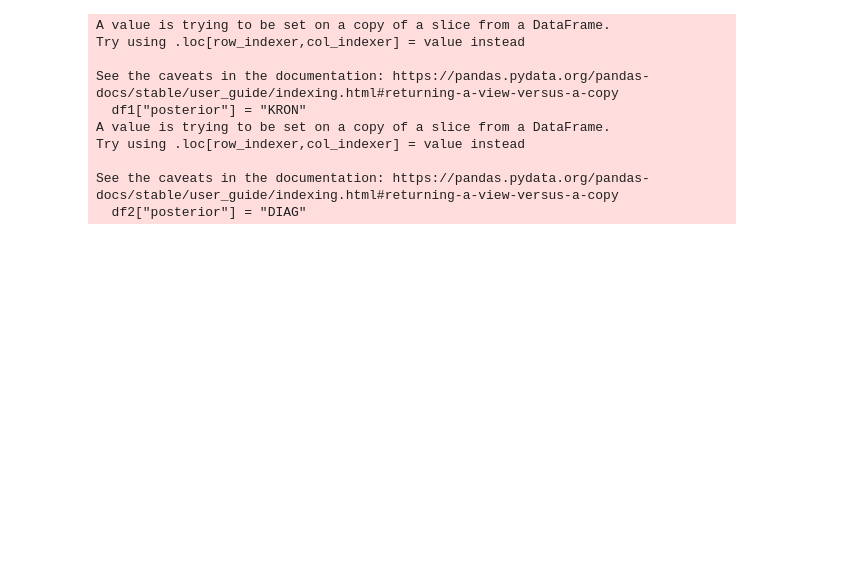
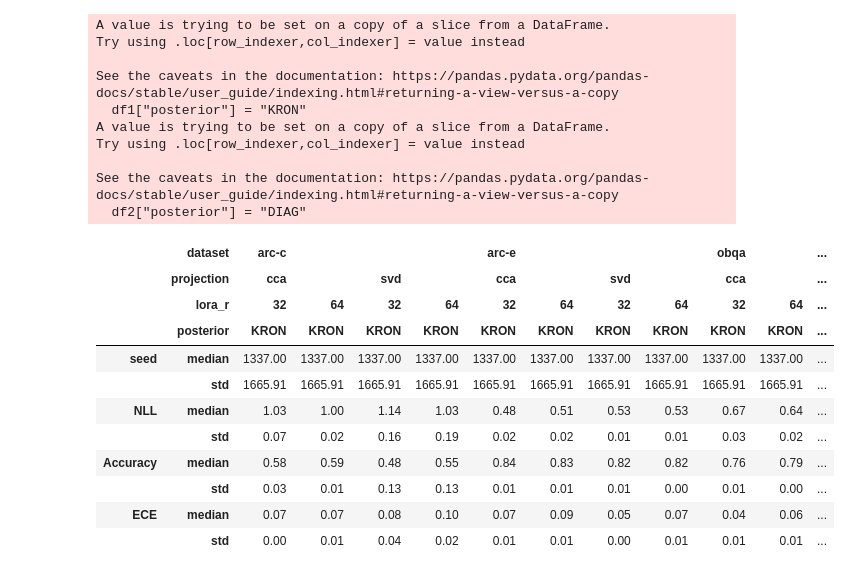
Before and after one commit to gmum/bayesian-finetuning, a Jupyter notebook: experiments/results_analysis_of_exp_llama_alternative_projections.ipynb, the cells around one changed output. Cells and saved outputs as stored; diff of their text form; code cells hidden in the pictures; blank space fills up the shorter version.

```diff
--- a/experiments/results_analysis_of_exp_llama_alternative_projections.ipynb
+++ b/experiments/results_analysis_of_exp_llama_alternative_projections.ipynb
@@ -557,3 +557,18 @@ Try using .loc[row_indexer,col_indexer] = value instead
 
 See the caveats in the documentation: https://pandas.pydata.org/pandas-docs/stable/user_guide/indexing.html#returning-a-view-versus-a-copy
   df2["posterior"] = "DIAG"
+# %%
+d[(d["projection"].isin(["svd", "cca"]))&(d["posterior"]=="KRON")].groupby(["dataset", "projection", "lora_r", "posterior"]).agg(["median", "std"]).round(2).T
+# %% [output]
+|  | dataset | arc-c |  |  |  | arc-e |  |  |  | obqa |  | ... |
+|  | projection | cca |  | svd |  | cca |  | svd |  | cca |  | ... |
+|  | lora_r | 32 | 64 | 32 | 64 | 32 | 64 | 32 | 64 | 32 | 64 | ... |
+|  | posterior | KRON | KRON | KRON | KRON | KRON | KRON | KRON | KRON | KRON | KRON | ... |
+| seed | median | 1337.00 | 1337.00 | 1337.00 | 1337.00 | 1337.00 | 1337.00 | 1337.00 | 1337.00 | 1337.00 | 1337.00 | ... |
+|  | std | 1665.91 | 1665.91 | 1665.91 | 1665.91 | 1665.91 | 1665.91 | 1665.91 | 1665.91 | 1665.91 | 1665.91 | ... |
+| NLL | median | 1.03 | 1.00 | 1.14 | 1.03 | 0.48 | 0.51 | 0.53 | 0.53 | 0.67 | 0.64 | ... |
+|  | std | 0.07 | 0.02 | 0.16 | 0.19 | 0.02 | 0.02 | 0.01 | 0.01 | 0.03 | 0.02 | ... |
+| Accuracy | median | 0.58 | 0.59 | 0.48 | 0.55 | 0.84 | 0.83 | 0.82 | 0.82 | 0.76 | 0.79 | ... |
+|  | std | 0.03 | 0.01 | 0.13 | 0.13 | 0.01 | 0.01 | 0.01 | 0.00 | 0.01 | 0.00 | ... |
+| ECE | median | 0.07 | 0.07 | 0.08 | 0.10 | 0.07 | 0.09 | 0.05 | 0.07 | 0.04 | 0.06 | ... |
+|  | std | 0.00 | 0.01 | 0.04 | 0.02 | 0.01 | 0.01 | 0.00 | 0.01 | 0.01 | 0.01 | ... |
```
Also changed, not shown: parts of 23 cells of this notebook, 3 other files.
